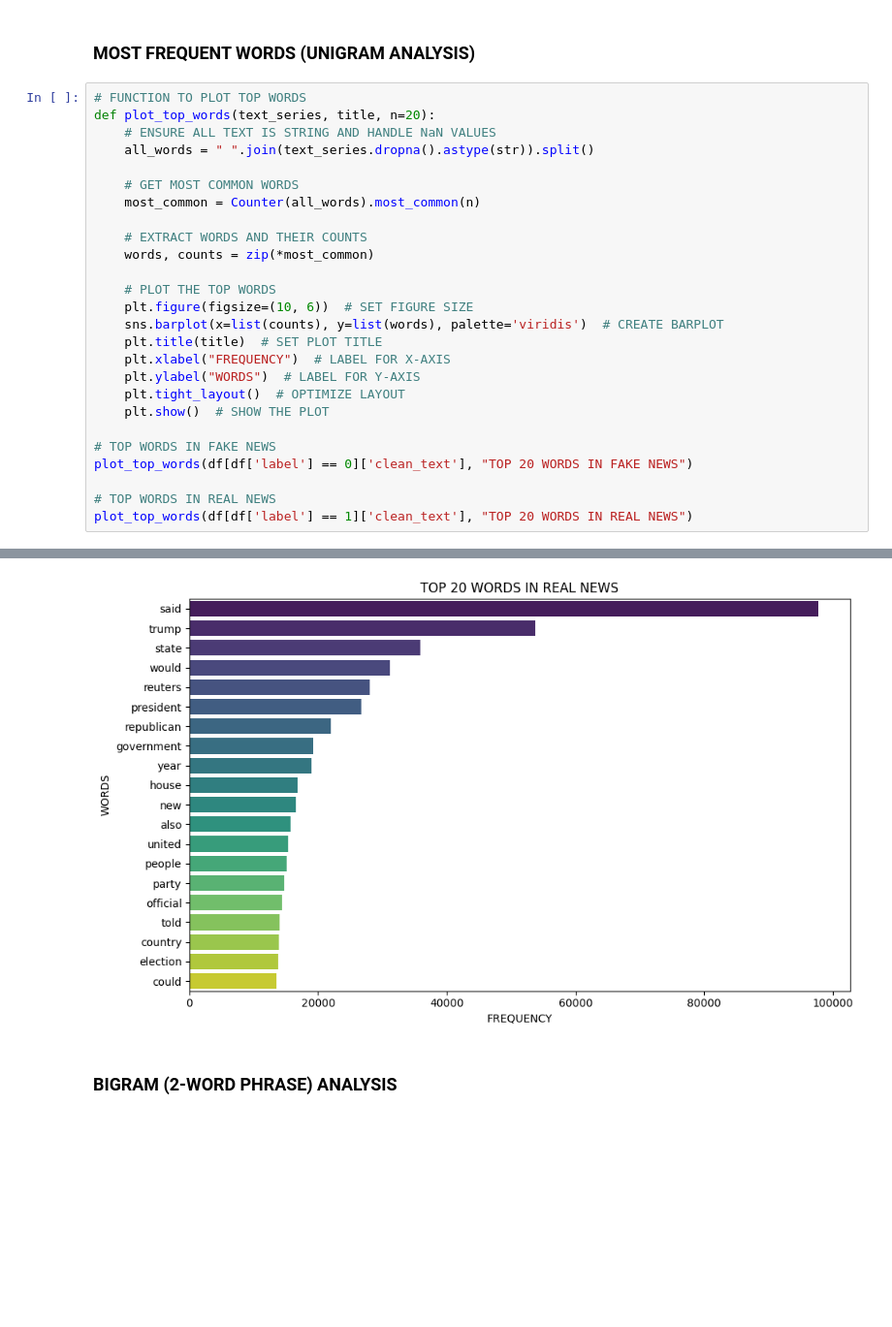
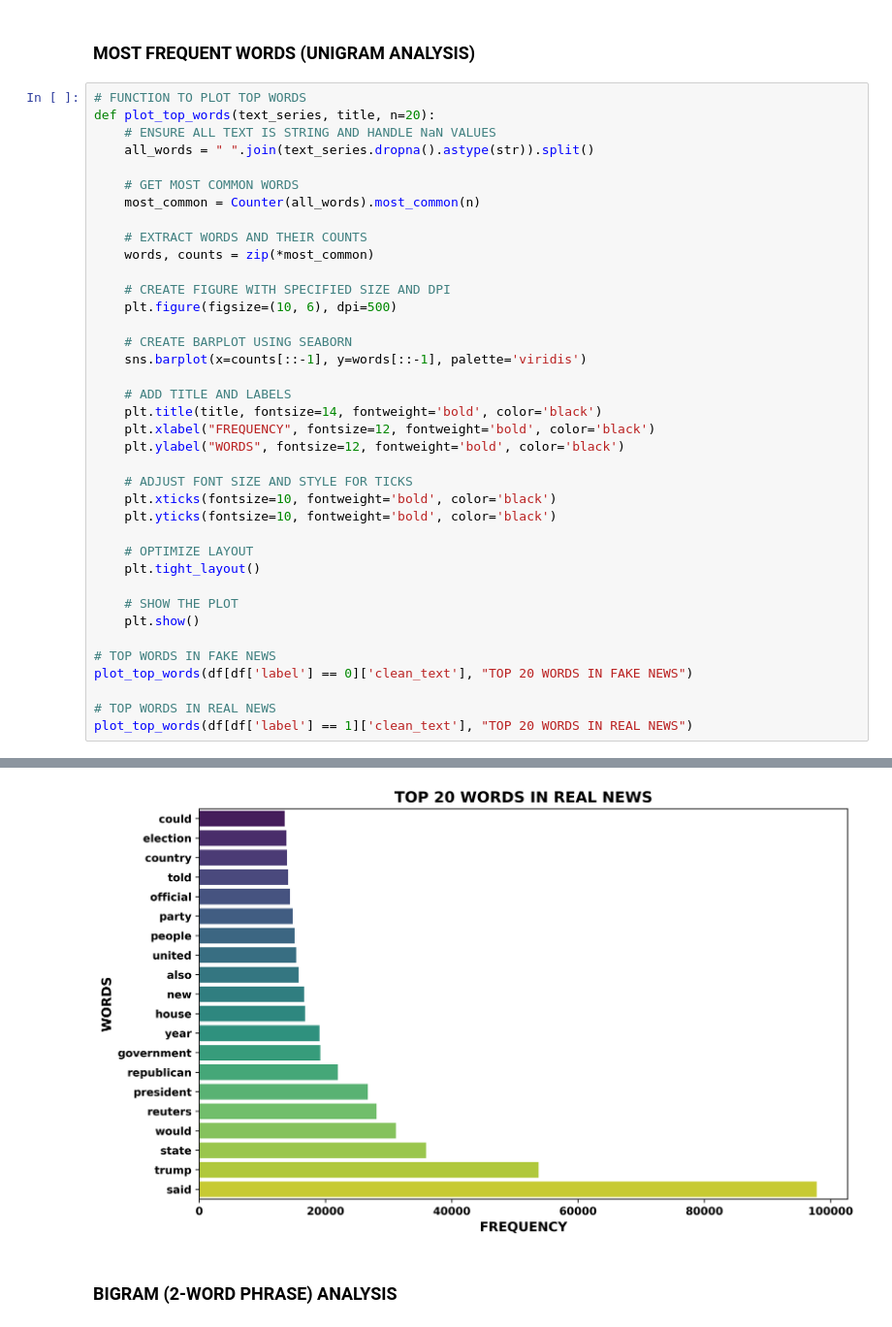
Before and after one commit to DaRkSouL36/FAKE-NEWS-DETECTION, a Jupyter notebook: NOTEBOOKS/Main[2].ipynb, the cells around one changed output, grey strips where cells are left out. Shown at 97% size. Saved outputs shown, nothing was run; the diff lists cells and outputs as text; blank space fills up the shorter version.

```diff
--- a/NOTEBOOKS/Main[2].ipynb
+++ b/NOTEBOOKS/Main[2].ipynb
@@ -114,14 +147,26 @@ def plot_top_words(text_series, title, n=20):
     # EXTRACT WORDS AND THEIR COUNTS
     words, counts = zip(*most_common)
 
-    # PLOT THE TOP WORDS
-    plt.figure(figsize=(10, 6))  # SET FIGURE SIZE
-    sns.barplot(x=list(counts), y=list(words), palette='viridis')  # CREATE BARPLOT
-    plt.title(title)  # SET PLOT TITLE
-    plt.xlabel("FREQUENCY")  # LABEL FOR X-AXIS
-    plt.ylabel("WORDS")  # LABEL FOR Y-AXIS
-    plt.tight_layout()  # OPTIMIZE LAYOUT
-    plt.show()  # SHOW THE PLOT
+    # CREATE FIGURE WITH SPECIFIED SIZE AND DPI
+    plt.figure(figsize=(10, 6), dpi=500)
+
+    # CREATE BARPLOT USING SEABORN
+    sns.barplot(x=counts[::-1], y=words[::-1], palette='viridis')
+
+    # ADD TITLE AND LABELS
+    plt.title(title, fontsize=14, fontweight='bold', color='black')
+    plt.xlabel("FREQUENCY", fontsize=12, fontweight='bold', color='black')
+    plt.ylabel("WORDS", fontsize=12, fontweight='bold', color='black')
+
+    # ADJUST FONT SIZE AND STYLE FOR TICKS
+    plt.xticks(fontsize=10, fontweight='bold', color='black')
+    plt.yticks(fontsize=10, fontweight='bold', color='black')
+
+    # OPTIMIZE LAYOUT
+    plt.tight_layout()
+
+    # SHOW THE PLOT
+    plt.show()
 
 # TOP WORDS IN FAKE NEWS
 plot_top_words(df[df['label'] == 0]['clean_text'], "TOP 20 WORDS IN FAKE NEWS")
@@ -134,5 +179,5 @@ Passing `palette` without assigning `hue` is deprecated and will be removed in v
 Passing `palette` without assigning `hue` is deprecated and will be removed in v0.14.0. Assign the `y` variable to `hue` and set `legend=False` for the same effect.
-[figure, old version]
+[figure, new version]
 # %% [markdown]
 ### BIGRAM (2-WORD PHRASE) ANALYSIS
 # %%
```
Also changed, not shown: parts of 5 cells of this notebook.
